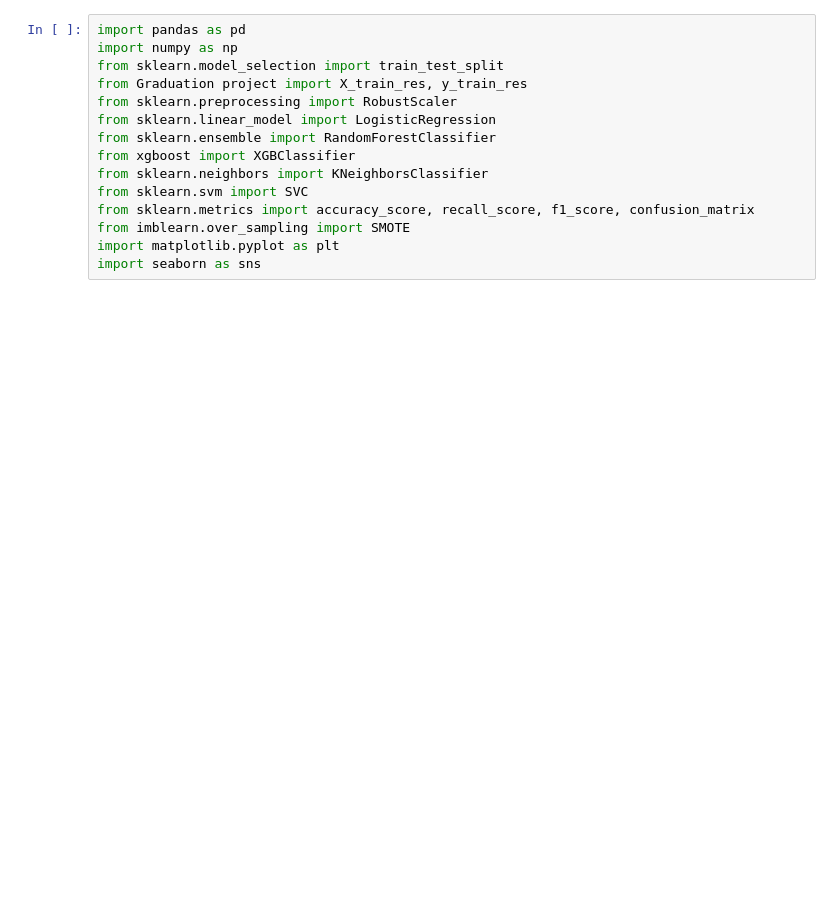
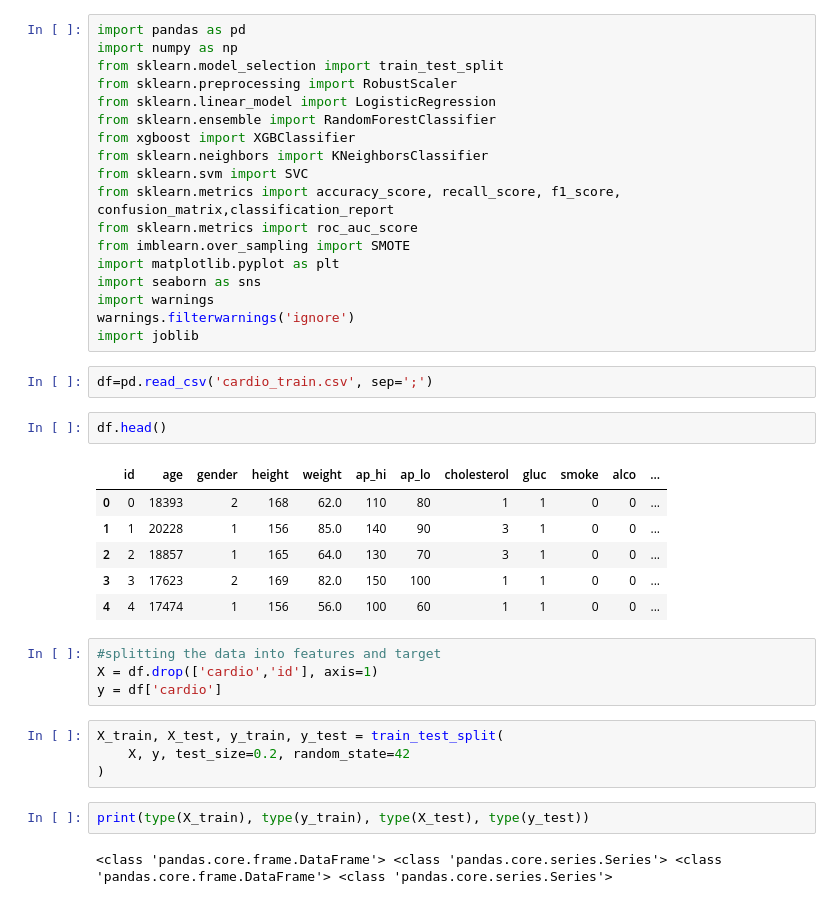
Before and after one commit to ahmedabbdelnasser3/-Heart-Disease-Risk-Prediction-Patient-Clustering, a Jupyter notebook: ml_model.ipynb, the cells around one changed output. Cells and saved outputs as stored; diff of their text form; blank space fills up the shorter version.

```diff
--- a/ml_model.ipynb
+++ b/ml_model.ipynb
@@ -2,14 +2,40 @@
 import pandas as pd
 import numpy as np
 from sklearn.model_selection import train_test_split
-from Graduation project import X_train_res, y_train_res
 from sklearn.preprocessing import RobustScaler
 from sklearn.linear_model import LogisticRegression
 from sklearn.ensemble import RandomForestClassifier
 from xgboost import XGBClassifier
 from sklearn.neighbors import KNeighborsClassifier
 from sklearn.svm import SVC
-from sklearn.metrics import accuracy_score, recall_score, f1_score, confusion_matrix
+from sklearn.metrics import accuracy_score, recall_score, f1_score, confusion_matrix,classification_report
+from sklearn.metrics import roc_auc_score
 from imblearn.over_sampling import SMOTE
 import matplotlib.pyplot as plt
 import seaborn as sns
+import warnings
+warnings.filterwarnings('ignore')
+import joblib
+# %%
+df=pd.read_csv('cardio_train.csv', sep=';')
+# %%
+df.head()
+# %% [output]
+|  | id | age | gender | height | weight | ap_hi | ap_lo | cholesterol | gluc | smoke | alco | ... |
+| 0 | 0 | 18393 | 2 | 168 | 62.0 | 110 | 80 | 1 | 1 | 0 | 0 | ... |
+| 1 | 1 | 20228 | 1 | 156 | 85.0 | 140 | 90 | 3 | 1 | 0 | 0 | ... |
+| 2 | 2 | 18857 | 1 | 165 | 64.0 | 130 | 70 | 3 | 1 | 0 | 0 | ... |
+| 3 | 3 | 17623 | 2 | 169 | 82.0 | 150 | 100 | 1 | 1 | 0 | 0 | ... |
+| 4 | 4 | 17474 | 1 | 156 | 56.0 | 100 | 60 | 1 | 1 | 0 | 0 | ... |
+# %%
+#splitting the data into features and target
+X = df.drop(['cardio','id'], axis=1)
+y = df['cardio']
+# %%
+X_train, X_test, y_train, y_test = train_test_split(
+    X, y, test_size=0.2, random_state=42
+)
+# %%
+print(type(X_train), type(y_train), type(X_test), type(y_test))
+# %% [output]
+<class 'pandas.core.frame.DataFrame'> <class 'pandas.core.series.Series'> <class 'pandas.core.frame.DataFrame'> <class 'pandas.core.series.Series'>
```
Also changed, not shown: parts of 15 cells of this notebook, 1 other file.
